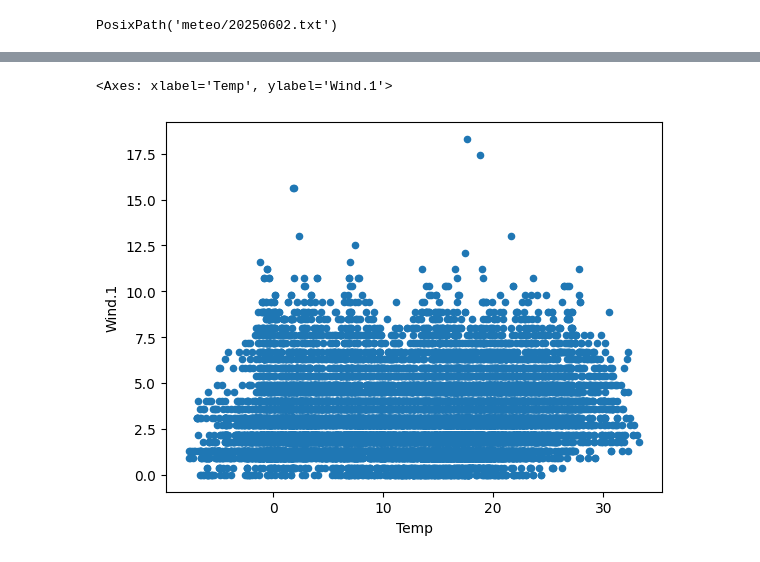
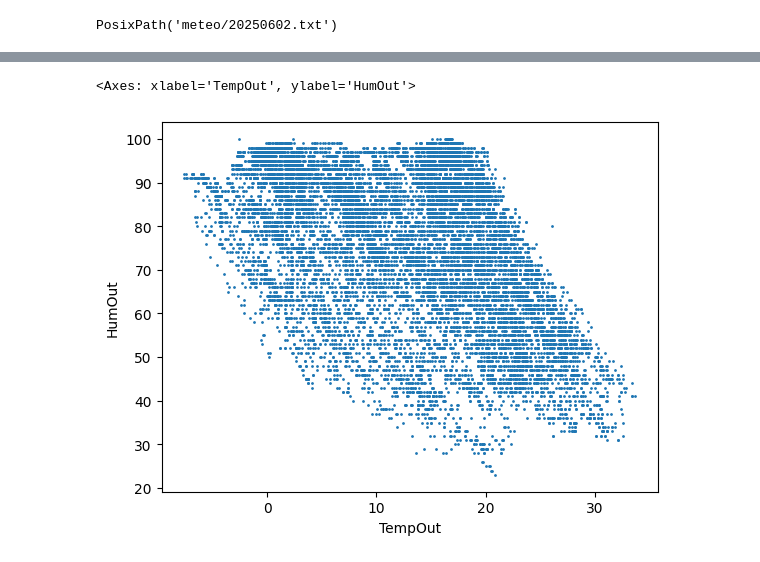
Before and after one commit to grzanka/hpda-2025, a Jupyter notebook: intro_dask.ipynb, the cells around one changed output, grey strips where cells are left out. Cells and saved outputs as stored; diff of their text form; code cells hidden in the pictures.

```diff
--- a/intro_dask.ipynb
+++ b/intro_dask.ipynb
@@ -116,5 +153,11 @@ df_all.plot.scatter(x='Temp',y='Wind.1')
 # %%
 # read all files using dask
-df_dask = dask.dataframe.read_csv(data_dir/"*.txt", sep='\s+', skiprows=[1,2], na_values = ['---', '------'], assume_missing=True)
+df_dask = dask.dataframe.read_csv(
+       data_dir/"*.txt", sep=r'\s+', names=columns, skiprows=3, na_values = ['---', '------'],
+       dtype={'HumIn': 'float64',
+              'HumOut': 'float64',
+              'SolarRad': 'float64',
+              'SolarRadHi': 'float64'}
+       )
 df_dask.head()
 # %% [output]
@@ -147,6 +190,6 @@ Arc.               float64
 dtype: object
 # %%
-df_dask.compute().plot.scatter(x='Temp',y='Wind.1')
+df_dask.compute().plot.scatter(x='TempOut',y='HumOut', s=1)
 # %% [output]
-<Axes: xlabel='Temp', ylabel='Wind.1'>
+<Axes: xlabel='TempOut', ylabel='HumOut'>
-[figure, old version]
+[figure, new version]
```
Also changed, not shown: parts of 15 cells of this notebook.
